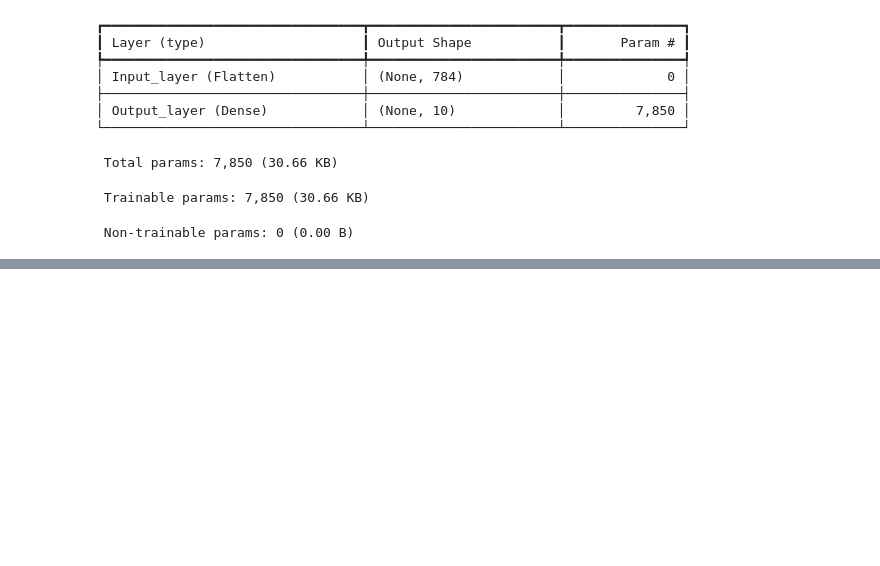
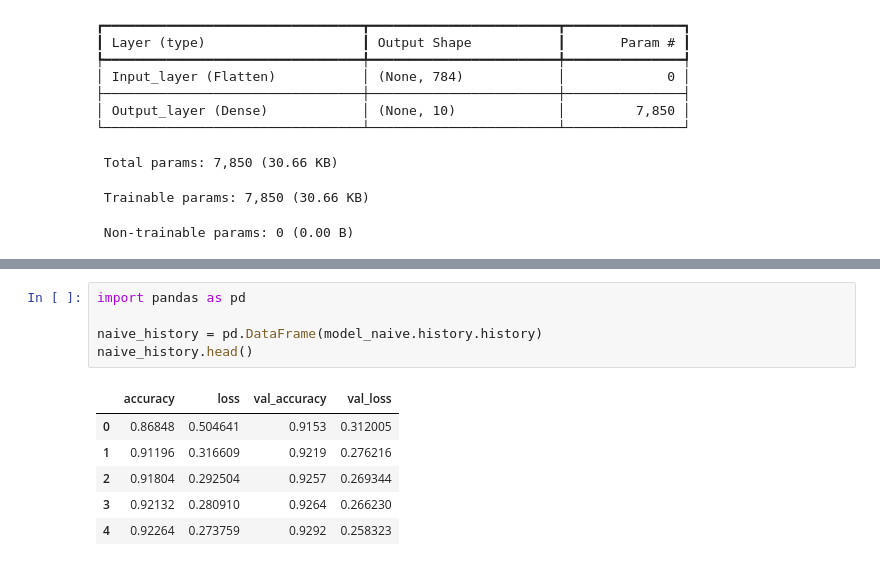
Before and after one commit to BrutalFrost/Artificial_Intelligence_Hampus_Erlandsson_OPA23, a Jupyter notebook: code_alongs/Lec08.ipynb, the cells around one changed output, grey strips where cells are left out. Cells and saved outputs as stored; diff of their text form; blank space fills up the shorter version.

```diff
--- a/code_alongs/Lec08.ipynb
+++ b/code_alongs/Lec08.ipynb
@@ -159,0 +177,12 @@ ValueError: Could not interpret loss identifier: sparse_categorial_crossentropy
+# %%
+import pandas as pd
+
+naive_history = pd.DataFrame(model_naive.history.history)
+naive_history.head()
+# %% [output]
+|  | accuracy | loss | val_accuracy | val_loss |
+| 0 | 0.86848 | 0.504641 | 0.9153 | 0.312005 |
+| 1 | 0.91196 | 0.316609 | 0.9219 | 0.276216 |
+| 2 | 0.91804 | 0.292504 | 0.9257 | 0.269344 |
+| 3 | 0.92132 | 0.280910 | 0.9264 | 0.266230 |
+| 4 | 0.92264 | 0.273759 | 0.9292 | 0.258323 |
```
Also changed, not shown: parts of 18 cells of this notebook.
